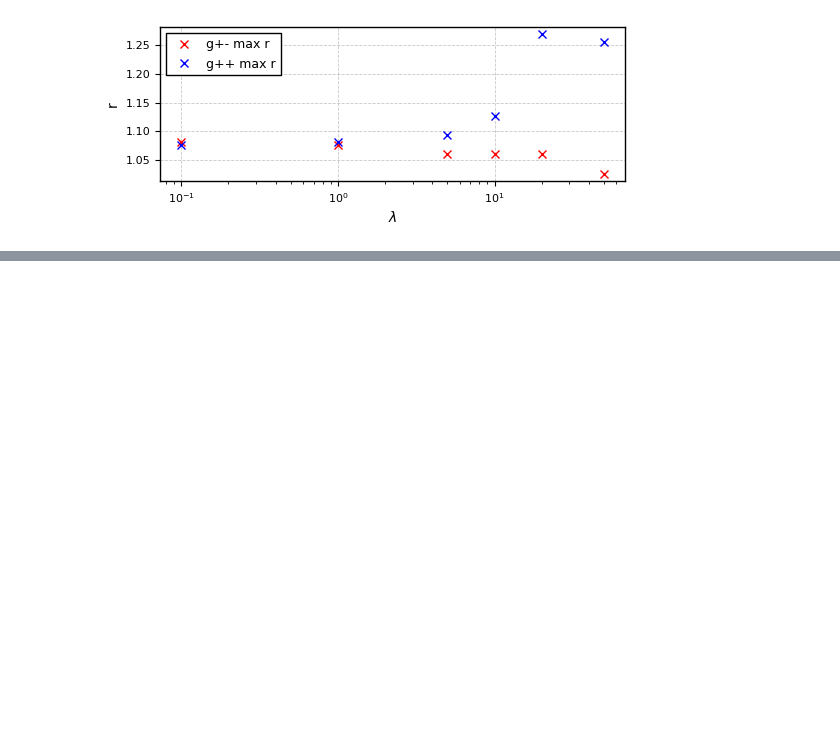
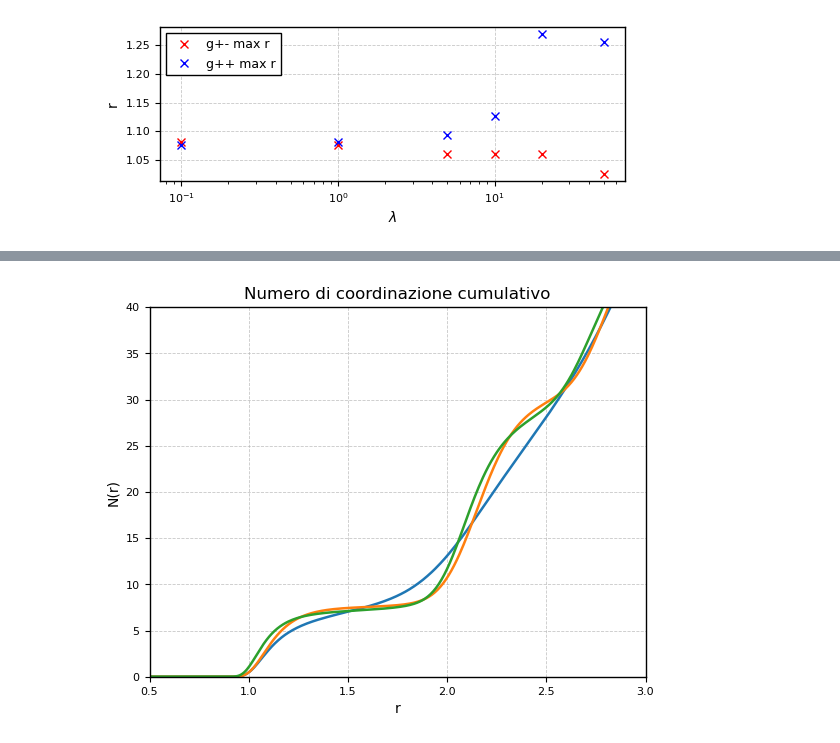
Before and after one commit to Sparisi01/montecarlo_particles_simulation, a Jupyter notebook: output/saves/Coulomb_LJ_coupling/data_analysis_LJ_Coulomb.ipynb, the cells around one changed output, grey strips where cells are left out. Drawn from its saved outputs; the diff is of its cells as text; code cells hidden in the pictures; blank space fills up the shorter version.

```diff
--- a/output/saves/Coulomb_LJ_coupling/data_analysis_LJ_Coulomb.ipynb
+++ b/output/saves/Coulomb_LJ_coupling/data_analysis_LJ_Coulomb.ipynb
@@ -238,5 +236,0 @@ plt.show()
-# %%
-data = np.loadtxt(f"./lambda100/end_position_file.csv", delimiter=";")
-
-plt.scatter(data[:,0], data[:,1],c=data[:,3])
-plt.show()
@@ -284 +278,40 @@ Text(0.5, 1.0, 'Same and Different charges coupling potential energy')
 [figure]
+# %%
+import pandas as pd
+
+plt.figure()
+
+rho_tot = 0.85        # densità totale
+x_species = 0.5       # frazione della specie (0.5 se miscela equimolare)
+rho = rho_tot * x_species   # densità della specie opposta
+
+for l in [10,20,50]:
+    data = pd.read_csv(f"./lambda{l}/radial_distribution_differ.csv",sep=";")
+
+    r = data.iloc[:, 0].values      # prima colonna: r
+    g = data.iloc[:, 1].values      # seconda colonna: g(r)
+
+    # =========================
+    # CALCOLO DI N(r)
+    # =========================
+    integrand = g * r**2
+    dr = np.diff(r)
+
+    # integrazione cumulativa (trapezi)
+    N_tilde = np.zeros_like(r)
+    N_tilde[1:] = np.cumsum(0.5 * (integrand[1:] + integrand[:-1]) * dr)
+
+    # numero di coordinazione vero
+    N_r = 4 * np.pi * rho * N_tilde
+    plt.plot(r, N_r)
+
+
+plt.xlabel("r")
+plt.ylabel("N(r)")
+plt.title("Numero di coordinazione cumulativo")
+plt.grid(True)
+plt.xlim([0.5,3])
+plt.ylim([0,40])
+plt.show()
+# %% [output]
+[figure, added]
```
Also changed, not shown: parts of 4 cells of this notebook, 20 other files.
